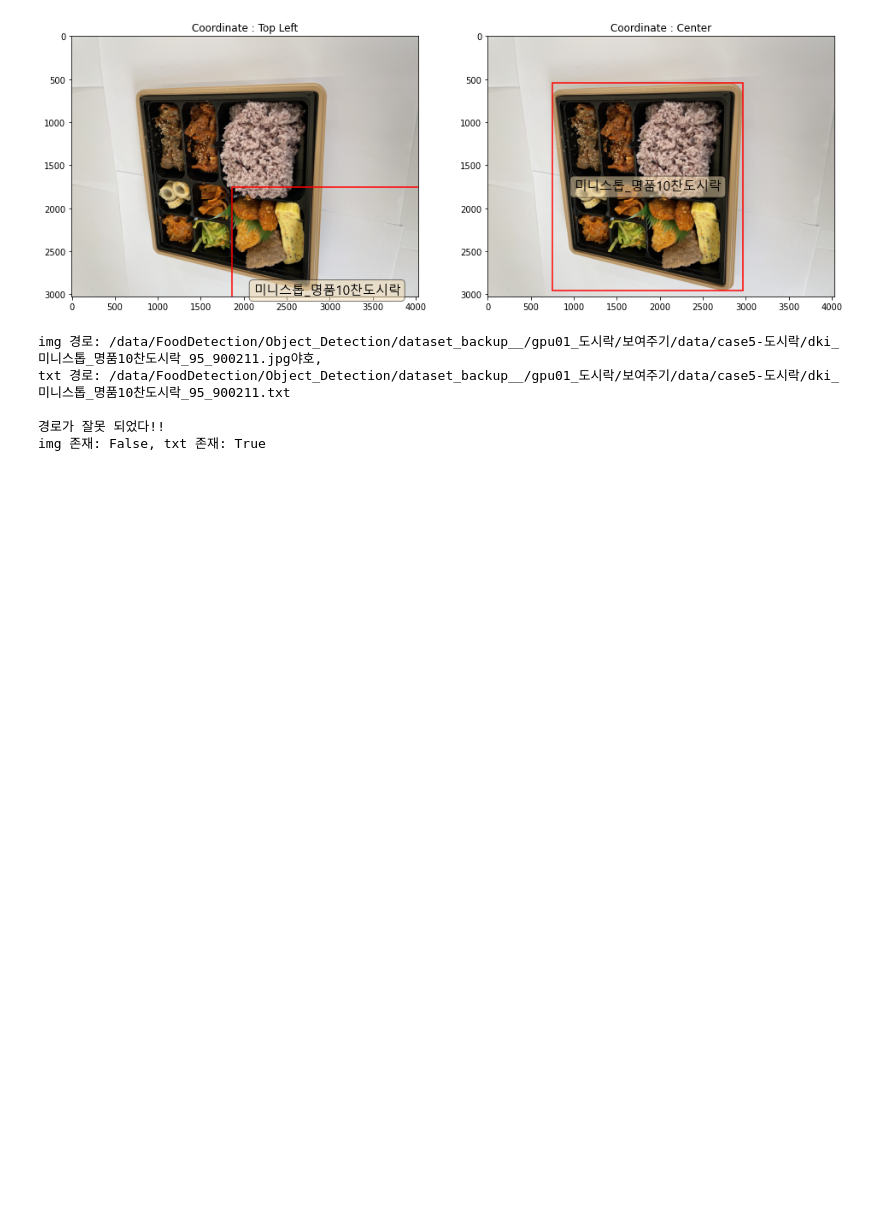
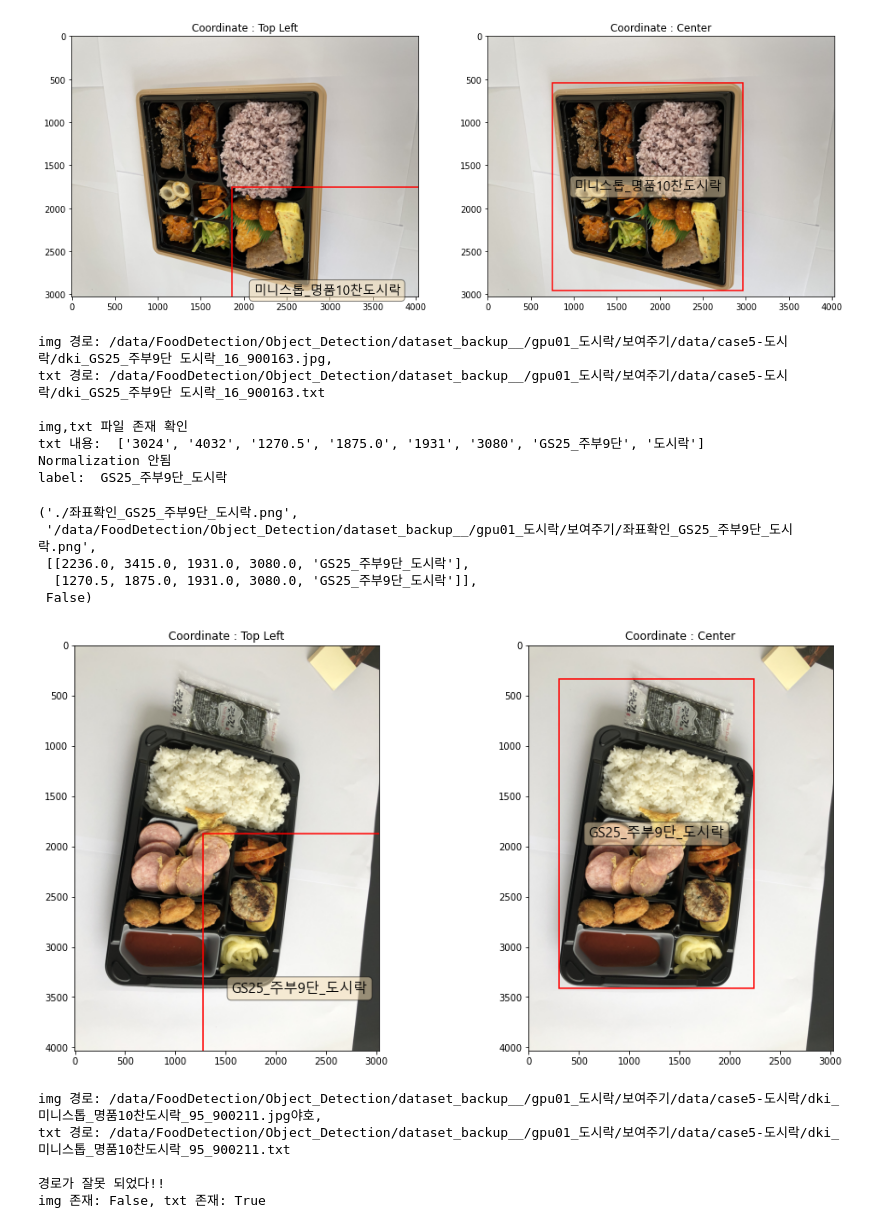
Before and after one commit to K-107/dki, a Jupyter notebook: Food_Detection/220204_이미지데이터좌표확인.ipynb, the cells around one changed output. Cells and saved outputs as stored; diff of their text form; code cells hidden in the pictures; blank space fills up the shorter version.

```diff
--- a/Food_Detection/220204_이미지데이터좌표확인.ipynb
+++ b/Food_Detection/220204_이미지데이터좌표확인.ipynb
@@ -191,7 +189,6 @@ class_dic
 #### 600, 400, 2, 1, 588, 398, 가리비구이 #################################
 #### 300,300,2,4,291,293,간장게장 #########################################
 #### 이런 식이라서 정규표현식으로 띄어쓰기와 ,가 아닌 걸 잡는다. ##########
-#### !!! 주의할 점은 레이블은 무조건 띄어쓰기가 없어야한다  !!! ###########
 p = re.compile('[^ ,]+')
 
 def imgTxtCheck(img, txt):
@@ -212,6 +209,12 @@ def imgTxtCheck(img, txt):
         print('img,txt 파일 존재 확인')
 
         img = Image.open(img)
+
+#######################################################
+######## 이미지가 자동으로 회전되는 문제 해결 #########
+######## https://www.jongho.dev/development/%EC%9D%B4%EB%AF%B8%EC%A7%80-%EC%97%85%EB%A1%9C%EB%93%9C-%EC%8B%9C-%ED%9A%8C%EC%A0%84%EC%97%90-%EA%B4%80%ED%95%B4%EC%84%9C/
+        img = ImageOps.exif_transpose(img)
+
         w, h = float(img.size[0]), float(img.size[1])
 #         print('img.size: ', w, h)
 
@@ -225,9 +228,9 @@ def imgTxtCheck(img, txt):
             for num in range(len(lines)):
                 line = lines[num].replace('\n', '')
                 m_line = p.findall(line)
-#                 print('txt 내용: ', m_line)
+                print('txt 내용: ', m_line)
 
-                # 노말라이제이션 된 것들
+                # 노말라이제이션 된 것은 길이가 5이다.
                 if len(m_line) == 5:
                     normalization = True
                     print('Normalization 완료')
@@ -244,13 +247,16 @@ def imgTxtCheck(img, txt):
                     # 센터 기준의 x,y일 경우
                     center = [x_coord*w, y_coord*h, bbox_w*w, bbox_h*h, label]
 
-                # 노말라이제이션 안된 것들
-                elif len(m_line) == 7:
+                # 노말라이제이션 안된 것들은 길이가 5 이상이다.
+                else:
                     normalization = False
                     print('Normalization 안됨')
 
+##############################################################################
+####### 레이블에 ' ' 띄어쓰기가 있을 경우 문제 해결 ##########################
+####### '_'.join(m_line[6:])으로 6 이후의 레이블들을 _로 연결해준다.  ########
                     label, w_txt, h_txt, x_coord, y_coord, bbox_w, bbox_h  = \
-                    m_line[6], float(m_line[0]), float(m_line[1]), float(m_line[2]), \
+                    '_'.join(m_line[6:]), float(m_line[0]), float(m_line[1]), float(m_line[2]), \
                     float(m_line[3]), float(m_line[4]), float(m_line[5])
 
                     if w_txt != w or h_txt != h:
@@ -280,7 +286,7 @@ def imgTxtCheck(img, txt):
             n_cols = 2
             fig, axs = plt.subplots(figsize=(8*n_cols, 8), nrows=1, ncols=n_cols)
 
-            print('\nbox 내용: ', box)
+#             print('\nbox 내용: ', box)
             for ind, coord in enumerate(box):
 #                 print(ind, coord)
                 # Top Left를 왼쪽에 표시하고 Center는 오른쪽에 표시한다.
@@ -312,7 +318,7 @@ def imgTxtCheck(img, txt):
             # 현재 파일/디렉토리 위치 확인 및 변경
             # https://velog.io/@stu_dy/Python-%ED%98%84%EC%9E%AC-%ED%8C%8C%EC%9D%BC%EB%94%94%EB%A0%89%ED%86%A0%EB%A6%AC-%EC%9C%84%EC%B9%98-%ED%99%95%EC%9D%B8-%EB%B0%8F-%EB%B3%80%EA%B2%BD
             output_path = os.path.realpath(f'./좌표확인_{label}.png')
-            print('\n좌표확인 이미지 저장 위치: ', output_path)
+#             print('\n좌표확인 이미지 저장 위치: ', output_path)
 
             return output_name, output_path, box, normalization
     else:
@@ -458,6 +464,26 @@ box 내용:  [[2968.0, 2956.0, 2216.0, 2412.0, '미니스톱_명품10찬도시
   [1860.0, 1750.0, 2216.0, 2412.0, '미니스톱_명품10찬도시락']],
  False)
 [figure]
+# %%
+# case5-도시락  - center
+img = '/data/FoodDetection/Object_Detection/dataset_backup__/gpu01_도시락/보여주기/data/case5-도시락/dki_GS25_주부9단 도시락_16_900163.jpg'
+txt = '/data/FoodDetection/Object_Detection/dataset_backup__/gpu01_도시락/보여주기/data/case5-도시락/dki_GS25_주부9단 도시락_16_900163.txt'
+
+imgTxtCheck(img, txt)
+# %% [output]
+img 경로: /data/FoodDetection/Object_Detection/dataset_backup__/gpu01_도시락/보여주기/data/case5-도시락/dki_GS25_주부9단 도시락_16_900163.jpg,
+txt 경로: /data/FoodDetection/Object_Detection/dataset_backup__/gpu01_도시락/보여주기/data/case5-도시락/dki_GS25_주부9단 도시락_16_900163.txt
+
+img,txt 파일 존재 확인
+txt 내용:  ['3024', '4032', '1270.5', '1875.0', '1931', '3080', 'GS25_주부9단', '도시락']
+Normalization 안됨
+label:  GS25_주부9단_도시락
+('./좌표확인_GS25_주부9단_도시락.png',
+ '/data/FoodDetection/Object_Detection/dataset_backup__/gpu01_도시락/보여주기/좌표확인_GS25_주부9단_도시락.png',
+ [[2236.0, 3415.0, 1931.0, 3080.0, 'GS25_주부9단_도시락'],
+  [1270.5, 1875.0, 1931.0, 3080.0, 'GS25_주부9단_도시락']],
+ False)
+[figure, added]
 # %%
 # case5-도시락  - center
 img = '/data/FoodDetection/Object_Detection/dataset_backup__/gpu01_도시락/보여주기/data/case5-도시락/dki_미니스톱_명품10찬도시락_95_900211.jpg야호'
```
Also changed, not shown: parts of 3 cells of this notebook, 1 other file.
